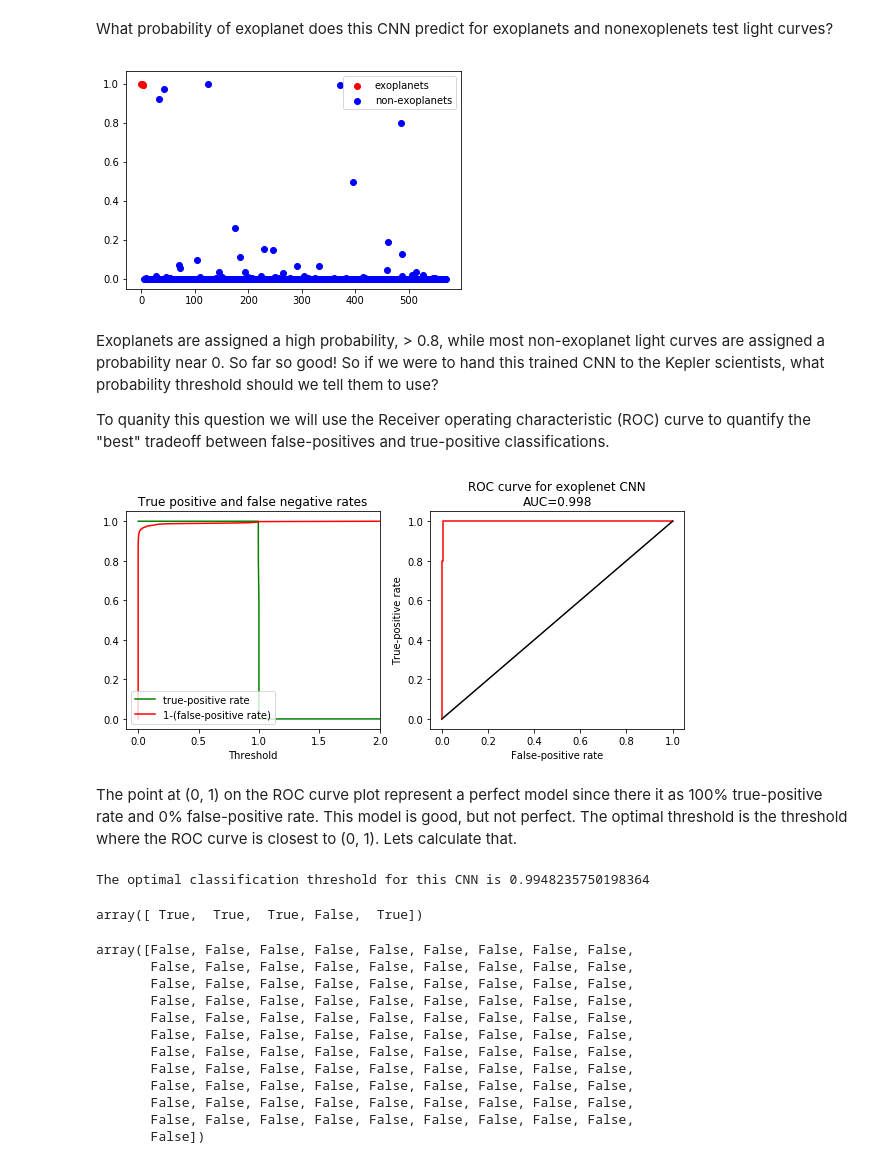
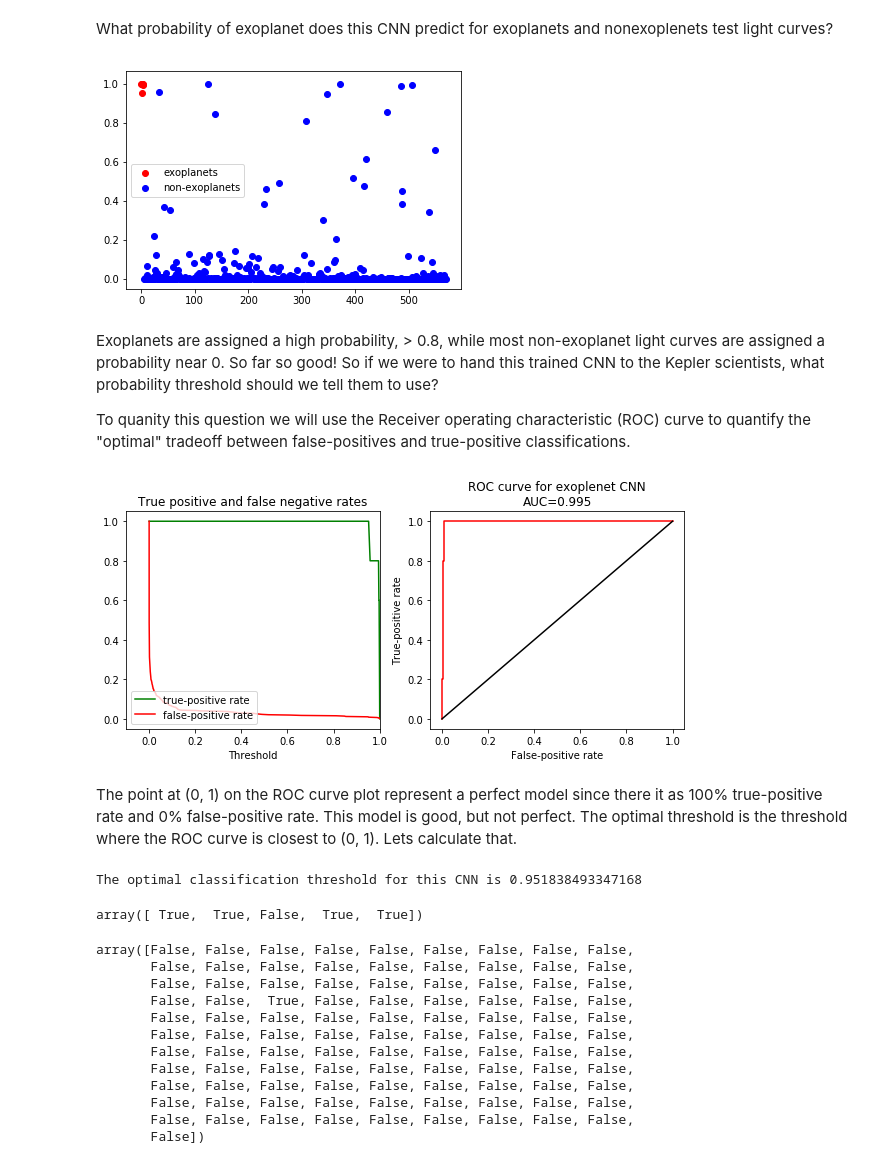
Before and after one commit to RockyMountainDataScience/Spring_2020_Workshops, a Jupyter notebook: workshop5/exoplanet_cnn.ipynb, the cells around one changed output. Cells and saved outputs as stored; diff of their text form; code cells hidden in the pictures.

```diff
--- a/workshop5/exoplanet_cnn.ipynb
+++ b/workshop5/exoplanet_cnn.ipynb
@@ -97,7 +97,7 @@ def light_curve_batch_generator(x, y, batch_size=32, augmentation='shift'):
             for i in range(batch_size):
                 random_shift = np.random.randint(train_data.shape[1])
                 train_data[i] = np.roll(train_data[i], random_shift, axis=0)
-        if augmentation == 'noise':
+        elif augmentation == 'noise':
             # Another augmentation technique to add Gaussian noise to each light curve.
             # Does not work as well as the shift augmentation. Can you think of another
             # method?
@@ -256,11 +257,11 @@ plt.scatter(exo_idx, cnn_predict[exo_idx].flatten(), c='r', label='exoplanets')
 plt.scatter(nonexo_idx, cnn_predict[nonexo_idx].flatten(), c='b', label='non-exoplanets')
 plt.legend();
 # %% [output]
-[figure, old version]
+[figure, new version]
 # %% [markdown]
 Exoplanets are assigned a high probability, > 0.8, while most non-exoplanet light curves are assigned a probability near 0. So far so good! So if we were to hand this trained CNN to the Kepler scientists, what probability threshold should we tell them to use?
 
-To quanity this question we will use the Receiver operating characteristic (ROC) curve to quantify the "best" tradeoff between false-positives and true-positive classifications.
+To quanity this question we will use the Receiver operating characteristic (ROC) curve to quantify the "optimal" tradeoff between false-positives and true-positive classifications.
 # %%
 def roc_curve(true_labels, predicted_prob, thresh=np.linspace(0,1)):
     """
@@ -300,19 +301,19 @@ def roc_curve(true_labels, predicted_prob, thresh=np.linspace(0,1)):
 # %%
 fpr, tpr, thresholds = sklearn.metrics.roc_curve(test_data_labels, cnn_predict, drop_intermediate=False)
 auc = sklearn.metrics.auc(fpr, tpr)
 
 _, ax = plt.subplots(1, 2, figsize=(10, 4))
 
 ax[0].plot(thresholds, tpr, 'g', label='true-positive rate')
-ax[0].plot(thresholds, 1-fpr, 'r', label='1-(false-positive rate)')
-ax[0].set(xlabel='Threshold', xlim=(-0.1, 2), title='True positive and false negative rates')
+ax[0].plot(thresholds, fpr, 'r', label='false-positive rate')
+ax[0].set(xlabel='Threshold', xlim=(-0.1, 1), title='True positive and false negative rates')
 ax[0].legend(loc=3)
 ax[1].plot(fpr, tpr, 'r')
 ax[1].plot(np.linspace(0, 1), np.linspace(0, 1), 'k')
 ax[1].set(title=f'ROC curve for exoplenet CNN\nAUC={round(auc, 3)}',
             xlabel='False-positive rate', ylabel='True-positive rate');
 # %% [output]
-[figure, old version]
+[figure, new version]
 # %% [markdown]
 The point at (0, 1) on the ROC curve plot represent a perfect model since there it as 100% true-positive rate and 0% false-positive rate. This model is good, but not perfect. The optimal threshold is the threshold where the ROC curve is closest to (0, 1). Lets calculate that.
 # %%
@@ -325,18 +326,18 @@ d = np.linalg.norm(optimal_point_arr - roc_cure_array, axis=1)
 optimal_threshold = thresholds[np.nanargmin(d)]
 print(f'The optimal classification threshold for this CNN is {optimal_threshold}')
 # %% [output]
-The optimal classification threshold for this CNN is 0.9948235750198364
+The optimal classification threshold for this CNN is 0.951838493347168
 # %%
 cnn_predict[exo_idx].flatten() > optimal_threshold
 # %% [output]
-array([ True,  True,  True, False,  True])
+array([ True,  True, False,  True,  True])
 # %%
 cnn_predict[nonexo_idx[:100]].flatten() > optimal_threshold
 # %% [output]
 array([False, False, False, False, False, False, False, False, False,
        False, False, False, False, False, False, False, False, False,
        False, False, False, False, False, False, False, False, False,
-       False, False, False, False, False, False, False, False, False,
+       False, False,  True, False, False, False, False, False, False,
        False, False, False, False, False, False, False, False, False,
        False, False, False, False, False, False, False, False, False,
        False, False, False, False, False, False, False, False, False,
```
Also changed, not shown: parts of 7 cells of this notebook.
